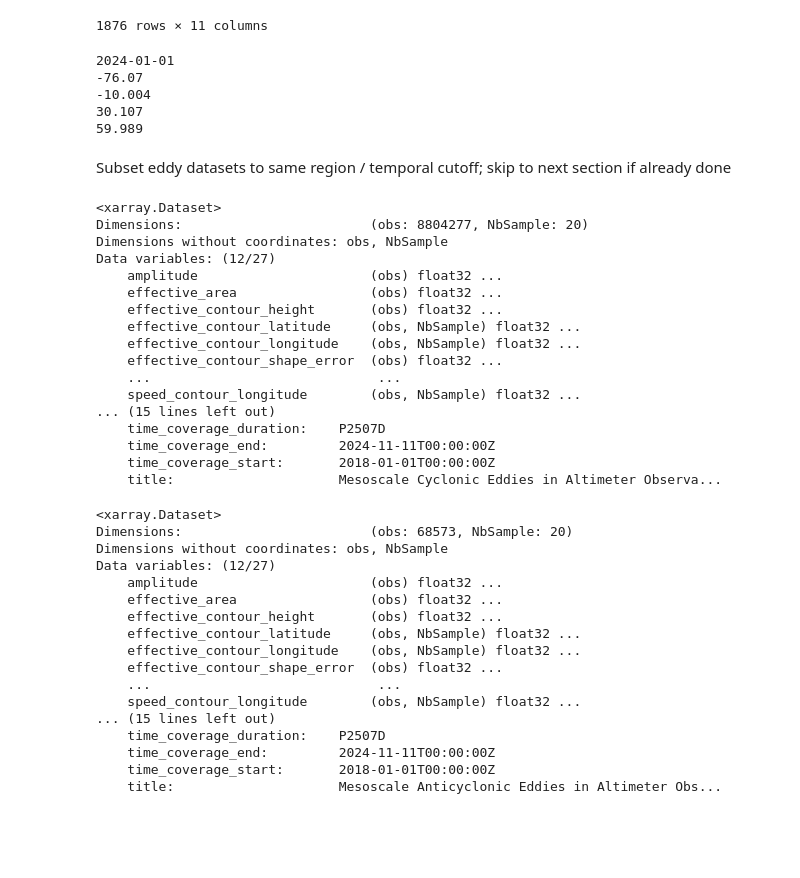
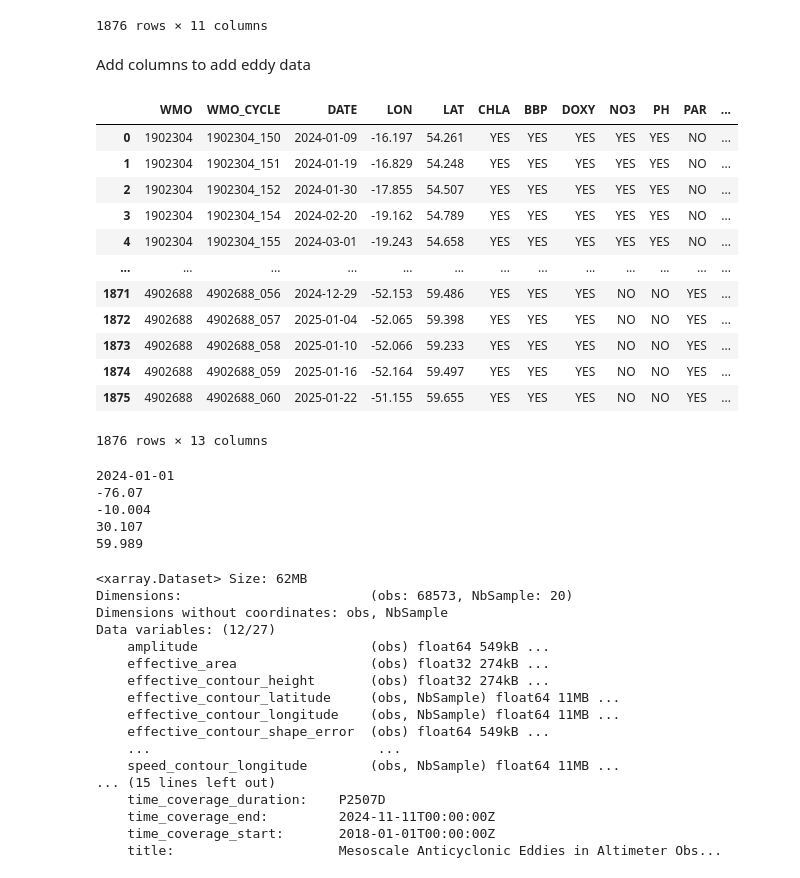
Before and after one commit to mcornec/GO-SWACE, a Jupyter notebook: crop_AVISO_to_edward.ipynb, the cells around one changed output. Drawn from its saved outputs; the diff is of its cells as text; code cells hidden in the pictures; blank space fills up the shorter version.

```diff
--- a/crop_AVISO_to_edward.ipynb
+++ b/crop_AVISO_to_edward.ipynb
@@ -255,6 +255,26 @@ argo_df
 | 1874 | 4902688 | 4902688_059 | 2025-01-16 | -52.164 | 59.497 | YES | YES | YES | NO | NO | YES |
 | 1875 | 4902688 | 4902688_060 | 2025-01-22 | -51.155 | 59.655 | YES | YES | YES | NO | NO | YES |
 1876 rows × 11 columns
+# %% [markdown]
+Add columns to add eddy data
+# %%
+argo_df["POLARITY"] = 'None'
+argo_df["ID"] = np.nan
+argo_df
+# %% [output]
+|  | WMO | WMO_CYCLE | DATE | LON | LAT | CHLA | BBP | DOXY | NO3 | PH | PAR | ... |
+| 0 | 1902304 | 1902304_150 | 2024-01-09 | -16.197 | 54.261 | YES | YES | YES | YES | YES | NO | ... |
+| 1 | 1902304 | 1902304_151 | 2024-01-19 | -16.829 | 54.248 | YES | YES | YES | YES | YES | NO | ... |
+| 2 | 1902304 | 1902304_152 | 2024-01-30 | -17.855 | 54.507 | YES | YES | YES | YES | YES | NO | ... |
+| 3 | 1902304 | 1902304_154 | 2024-02-20 | -19.162 | 54.789 | YES | YES | YES | YES | YES | NO | ... |
+| 4 | 1902304 | 1902304_155 | 2024-03-01 | -19.243 | 54.658 | YES | YES | YES | YES | YES | NO | ... |
+| ... | ... | ... | ... | ... | ... | ... | ... | ... | ... | ... | ... | ... |
+| 1871 | 4902688 | 4902688_056 | 2024-12-29 | -52.153 | 59.486 | YES | YES | YES | NO | NO | YES | ... |
+| 1872 | 4902688 | 4902688_057 | 2025-01-04 | -52.065 | 59.398 | YES | YES | YES | NO | NO | YES | ... |
+| 1873 | 4902688 | 4902688_058 | 2025-01-10 | -52.066 | 59.233 | YES | YES | YES | NO | NO | YES | ... |
+| 1874 | 4902688 | 4902688_059 | 2025-01-16 | -52.164 | 59.497 | YES | YES | YES | NO | NO | YES | ... |
+| 1875 | 4902688 | 4902688_060 | 2025-01-22 | -51.155 | 59.655 | YES | YES | YES | NO | NO | YES | ... |
+1876 rows × 13 columns
 # %%
 print(min(argo_df.DATE))
 print(min(argo_df.LON))
@@ -267,5 +287,3 @@ print(max(argo_df.LAT))
 -10.004
 30.107
 59.989
-# %% [markdown]
-Subset eddy datasets to same region / temporal cutoff; skip to next section if already done
@@ -272,24 +293,4 @@ Subset eddy datasets to same region / temporal cutoff; skip to next section if a
 # %%
 anti_ds = xr.open_dataset('../Eddy_trajectory_nrt_3.2exp_anticyclonic_20180101_20241111.nc', engine="netcdf4")
-cyc_ds = xr.open_dataset('../Eddy_trajectory_nrt_3.2exp_cyclonic_20180101_20241111.nc', engine="netcdf4")
-cyc_ds
-# %% [output]
-<xarray.Dataset>
-Dimensions:                        (obs: 8804277, NbSample: 20)
-Dimensions without coordinates: obs, NbSample
-Data variables: (12/27)
-    amplitude                      (obs) float32 ...
-    effective_area                 (obs) float32 ...
-    effective_contour_height       (obs) float32 ...
-    effective_contour_latitude     (obs, NbSample) float32 ...
-    effective_contour_longitude    (obs, NbSample) float32 ...
-    effective_contour_shape_error  (obs) float32 ...
-    ...                             ...
-    speed_contour_longitude        (obs, NbSample) float32 ...
-... (15 lines left out)
-    time_coverage_duration:    P2507D
-    time_coverage_end:         2024-11-11T00:00:00Z
-    time_coverage_start:       2018-01-01T00:00:00Z
-    title:                     Mesoscale Cyclonic Eddies in Altimeter Observa...
 # %%
 def crop_ds(ds):
@@ -303,20 +300,20 @@ def crop_ds(ds):
     return ds.isel(obs=subset_inds)
 # %%
-anti_ds = crop_ds(anti_ds)
-anti_ds
+cropped_ds = crop_ds(anti_ds)
+cropped_ds
 # %% [output]
-<xarray.Dataset>
+<xarray.Dataset> Size: 62MB
 Dimensions:                        (obs: 68573, NbSample: 20)
 Dimensions without coordinates: obs, NbSample
 Data variables: (12/27)
-    amplitude                      (obs) float32 ...
-    effective_area                 (obs) float32 ...
-    effective_contour_height       (obs) float32 ...
-    effective_contour_latitude     (obs, NbSample) float32 ...
-    effective_contour_longitude    (obs, NbSample) float32 ...
-    effective_contour_shape_error  (obs) float32 ...
+    amplitude                      (obs) float64 549kB ...
+    effective_area                 (obs) float32 274kB ...
+    effective_contour_height       (obs) float32 274kB ...
+    effective_contour_latitude     (obs, NbSample) float64 11MB ...
+    effective_contour_longitude    (obs, NbSample) float64 11MB ...
+    effective_contour_shape_error  (obs) float64 549kB ...
     ...                             ...
-    speed_contour_longitude        (obs, NbSample) float32 ...
+    speed_contour_longitude        (obs, NbSample) float64 11MB ...
 ... (15 lines left out)
     time_coverage_duration:    P2507D
     time_coverage_end:         2024-11-11T00:00:00Z
```
Also changed, not shown: parts of 21 cells of this notebook, 1 other file.
